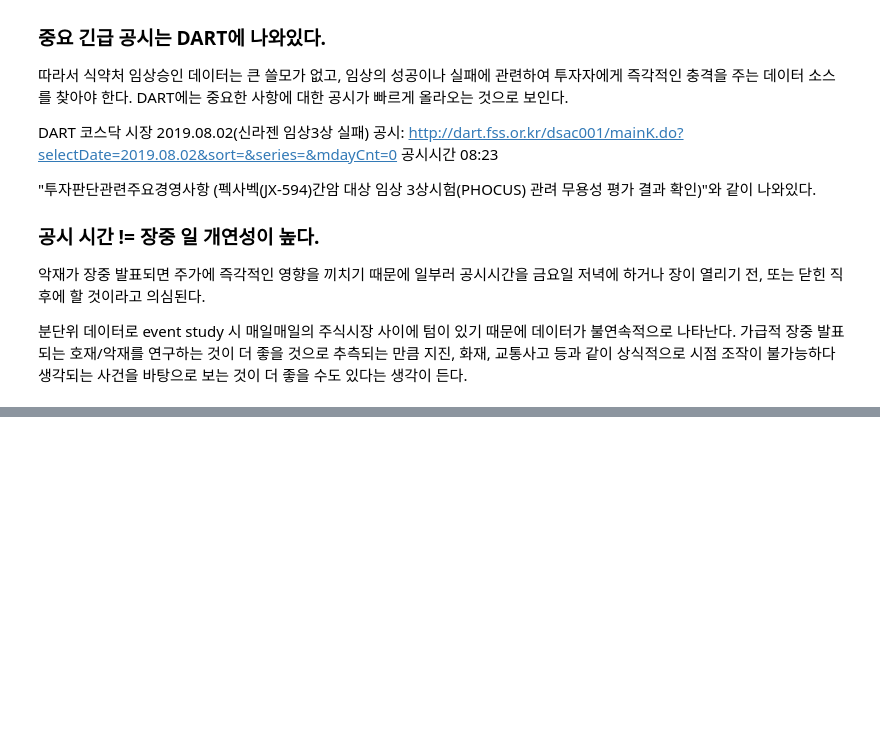
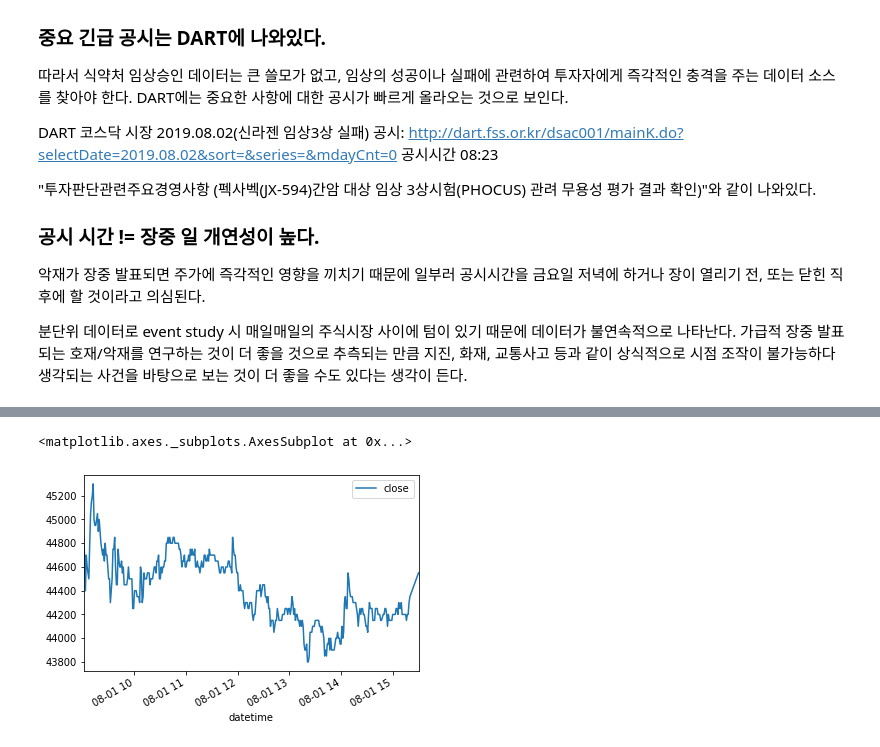
Before and after one commit to jaepil-choi/python_algotrading, a Jupyter notebook: 32-bit-jupyter_notes/event_study_-_effect_of_clinical_trials.ipynb, the cells around one changed output, grey strips where cells are left out. Saved outputs shown, nothing was run; the diff lists cells and outputs as text; code cells hidden in the pictures; blank space fills up the shorter version.

```diff
--- a/32-bit-jupyter_notes/event_study_-_effect_of_clinical_trials.ipynb
+++ b/32-bit-jupyter_notes/event_study_-_effect_of_clinical_trials.ipynb
@@ -286,0 +400,3 @@ DART 코스닥 시장 2019.08.02(신라젠 임상3상 실패) 공시: http://dar
+# %%
+sillajen_0801 = sillajen_ts_m_df[(sillajen_ts_m_df.index >= pd.Timestamp(2019, 8, 1, 8, 30)) & (sillajen_ts_m_df.index <= pd.Timestamp(2019, 8, 1, 15, 30))]
+sillajen_0801.head()
@@ -286,0 +411,5 @@ DART 코스닥 시장 2019.08.02(신라젠 임상3상 실패) 공시: http://dar
+# %%
+sillajen_0801.plot(y='close')
+# %% [output]
+<matplotlib.axes._subplots.AxesSubplot at 0x...>
+[figure, added]
```
Also changed, not shown: parts of 16 cells of this notebook.
